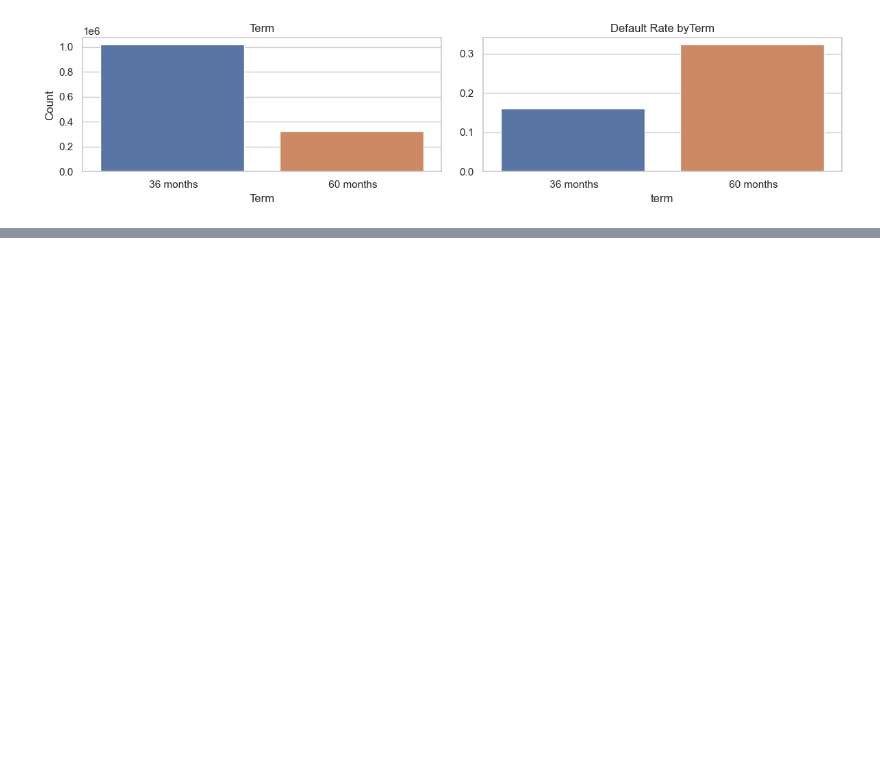
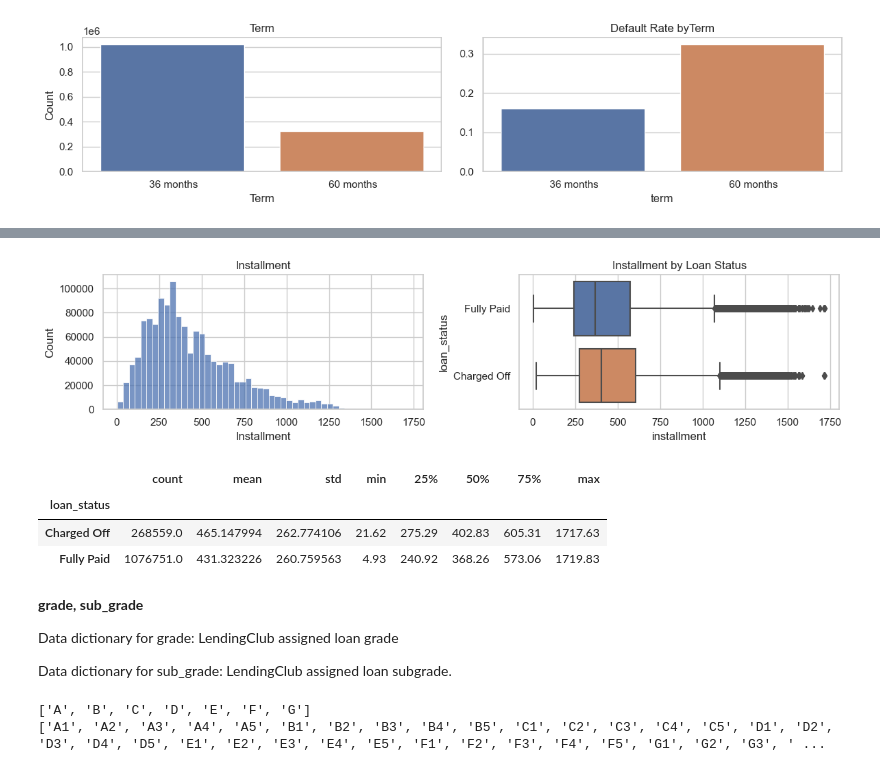
Before and after one commit to Siying6560/Lending-Club-Loan-Classification, a Jupyter notebook: LendingLoanEDA.ipynb, the cells around one changed output, grey strips where cells are left out. Saved outputs shown, nothing was run; the diff lists cells and outputs as text; code cells hidden in the pictures; blank space fills up the shorter version.

```diff
--- a/LendingLoanEDA.ipynb
+++ b/LendingLoanEDA.ipynb
@@ -286,0 +330,25 @@ plot_var('term','Term', continuous = False)
+# %%
+plot_var('installment', 'Installment', continuous = True)
+# %% [output]
+[figure, added]
+# %%
+loans.groupby('loan_status')['installment'].describe()
+# Loans that charge off have $30 higher installments on average
+# %% [output]
+|  | count | mean | std | min | 25% | 50% | 75% | max |
+| loan_status |  |  |  |  |  |  |  |  |
+| Charged Off | 268559.0 | 465.147994 | 262.774106 | 21.62 | 275.29 | 402.83 | 605.31 | 1717.63 |
+| Fully Paid | 1076751.0 | 431.323226 | 260.759563 | 4.93 | 240.92 | 368.26 | 573.06 | 1719.83 |
+# %% [markdown]
+**grade, sub_grade**
+
+Data dictionary for grade: LendingClub assigned loan grade
+
+Data dictionary for sub_grade: LendingClub assigned loan subgrade.
+# %%
+print(sorted(loans['grade'].unique()))
+print(sorted(loans['sub_grade'].unique()))
+# because the grade is implied by the sub_grade, will drop the grade column
+# %% [output]
+['A', 'B', 'C', 'D', 'E', 'F', 'G']
+['A1', 'A2', 'A3', 'A4', 'A5', 'B1', 'B2', 'B3', 'B4', 'B5', 'C1', 'C2', 'C3', 'C4', 'C5', 'D1', 'D2', 'D3', 'D4', 'D5', 'E1', 'E2', 'E3', 'E4', 'E5', 'F1', 'F2', 'F3', 'F4', 'F5', 'G1', 'G2', 'G3', ' ...
```
Also changed, not shown: parts of 77 cells of this notebook.
